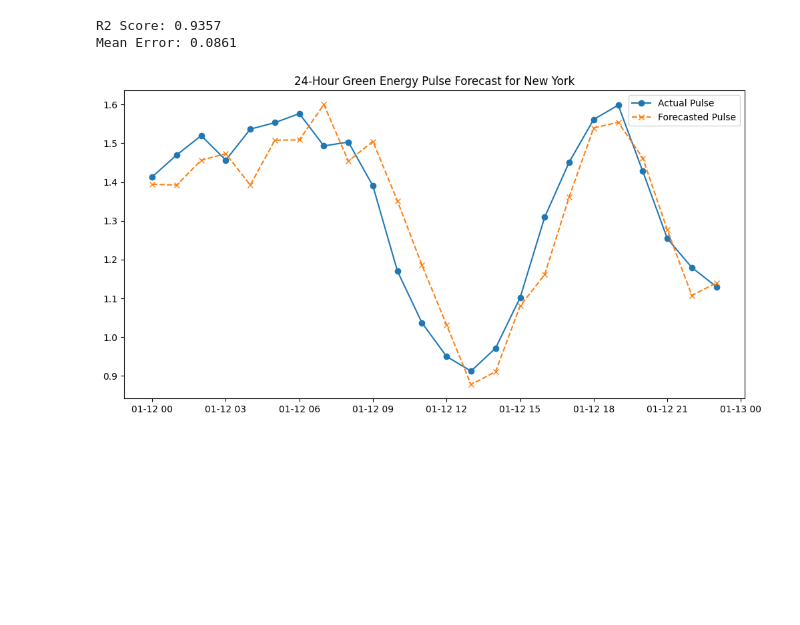
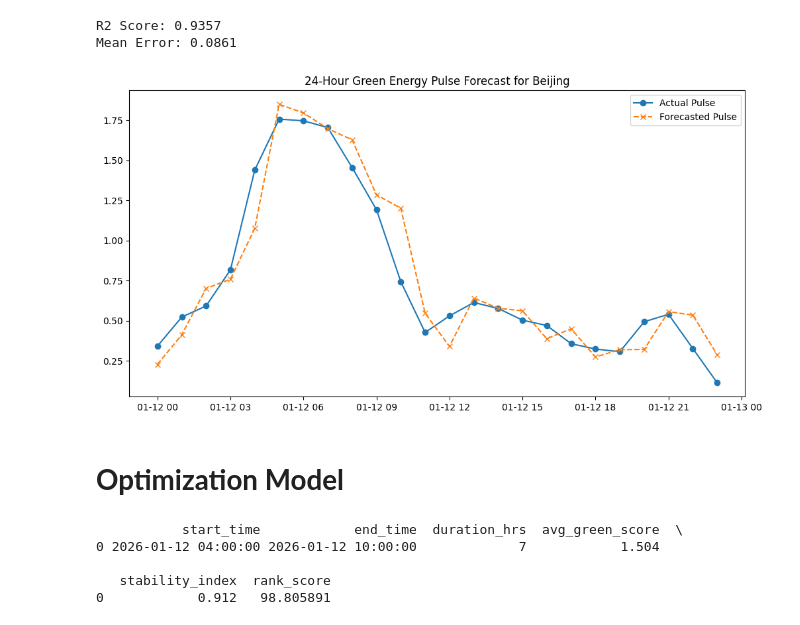
Before and after one commit to jasonmartins16/Global-Renewable-Energy-, a Jupyter notebook: global-renewable-energy-forecasting.ipynb, the cells around one changed output. Drawn from its saved outputs; the diff is of its cells as text; code cells hidden in the pictures; blank space fills up the shorter version.

Commit message:
Kaggle Notebook | Global Renewable Energy - Forecasting/Resilient Optimization Model | Version 3

```diff
--- a/global-renewable-energy-forecasting.ipynb
+++ b/global-renewable-energy-forecasting.ipynb
@@ -131,16 +133,75 @@ Mean Error: 0.0861
 # %%
 # UNDERSTANDING THE SYSTEM (Forecast vs. Reality)
 
 # Pick one city to visualize (e.g., New York, Beijing, Tokyo, Sao Paulo, Mumbai, London, Sydney, Berlin, Cairo & Lagos)
-city_name = "New York"
+city_name = "Beijing"
 city_test = test[test['city'] == city_name]
 city_preds = model.predict(city_test[features])
 
 plt.figure(figsize=(12,6))
 plt.plot(city_test['time'], city_test['green_score'], label='Actual Pulse', marker='o')
 plt.plot(city_test['time'], city_preds, label='Forecasted Pulse', linestyle='--', marker='x')
 plt.title(f"24-Hour Green Energy Pulse Forecast for {city_name}")
 plt.legend()
 plt.show()
 # %% [output]
-[figure, old version]
+[figure, new version]
+# %% [markdown]
+# **Optimization Model**
+# %%
+# "Resilient Optimization" model
+
+# ATTACH predictions to the DataFrame (Crucial Step!)
+city_forecast = test[test['city'] == city_name].copy()
+city_forecast['green_score'] = city_preds
+
+def get_resilient_recommendations(forecast_df, threshold=0.8):
+    """
+    REW (Resilient Energy Window) Algorithm:
+    1. Constraint: Score >= Threshold
+    2. Rank = (Mean Score / (Variance + 0.01)) * Duration
+    """
+    segments = []
+    current_seg = []
+
+    # Identify contiguous time blocks above the green threshold
+    for _, row in forecast_df.iterrows():
+        if row['green_score'] >= threshold:
+            current_seg.append(row)
+        else:
+            if len(current_seg) > 0:
+                segments.append(pd.DataFrame(current_seg))
+                current_seg = []
+    if len(current_seg) > 0:
+        segments.append(pd.DataFrame(current_seg))
+
+    summary = []
+    for seg in segments:
+        mean_s = seg['green_score'].mean()
+        # Variance measures stability (lower is better for sensitive tasks)
+        var_s = seg['green_score'].var() if len(seg) > 1 else 0.001
+        dur = len(seg)
+
+        # Ranking Logic: We favor high quality, low volatility, and long duration
+        rank_score = (mean_s / (var_s + 0.01)) * dur
+
+        summary.append({
+            'start_time': seg['time'].iloc[0],
+            'end_time': seg['time'].iloc[-1],
+            'duration_hrs': dur,
+            'avg_green_score': round(mean_s, 3),
+            'stability_index': round(1 / (var_s + 1), 3), # Closer to 1 is more stable
+            'rank_score': rank_score
+        })
+
+    return pd.DataFrame(summary).sort_values('rank_score', ascending=False)
+
+# --- Usage Example ---
+recommendations = get_resilient_recommendations(city_forecast, threshold=1.0)
+print(recommendations.head())
+# %% [output]
+           start_time            end_time  duration_hrs  avg_green_score  \
+0 2026-01-12 04:00:00 2026-01-12 10:00:00             7            1.504
+
+   stability_index  rank_score
+0            0.912   98.805891
```
Also changed, not shown: parts of 5 cells of this notebook.
